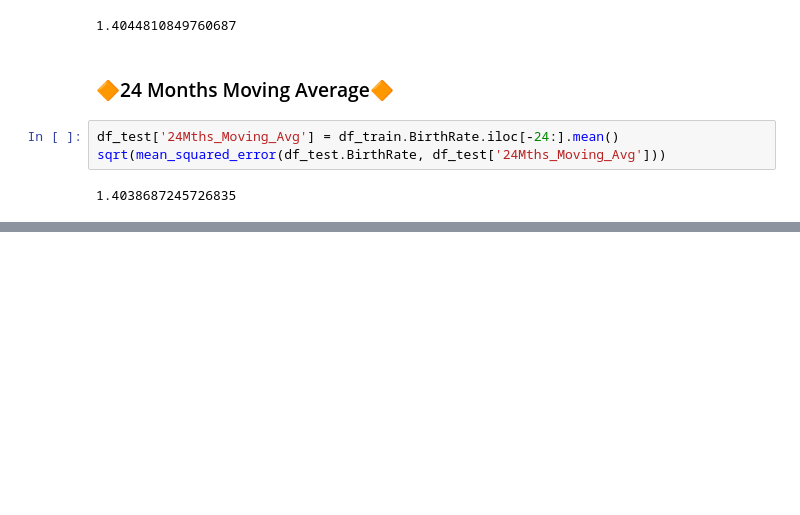
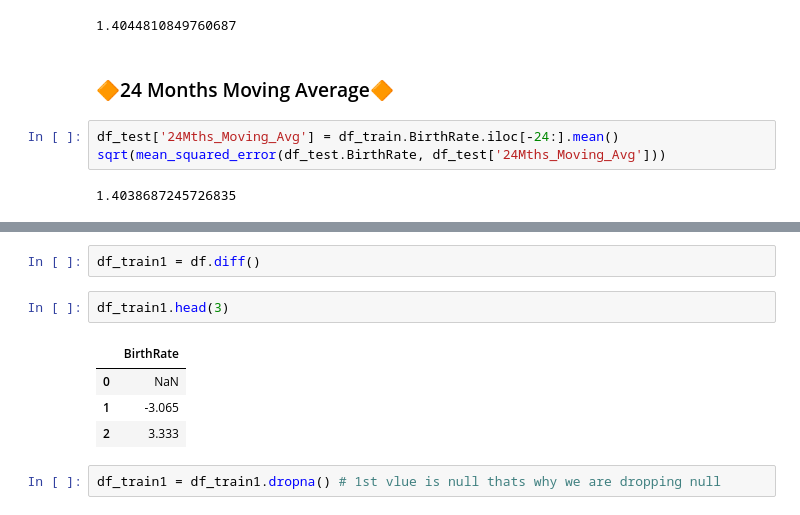
Before and after one commit to devdatta1429/BDA_Assignments, a Jupyter notebook: PML/Day_25_13_06.ipynb, the cells around one changed output, grey strips where cells are left out. Cells and saved outputs as stored; diff of their text form; blank space fills up the shorter version.

```diff
--- a/PML/Day_25_13_06.ipynb
+++ b/PML/Day_25_13_06.ipynb
@@ -538,0 +906,11 @@ sqrt(mean_squared_error(df_test.BirthRate, df_test['24Mths_Moving_Avg']))
+# %%
+df_train1 = df.diff()
+# %%
+df_train1.head(3)
+# %% [output]
+|  | BirthRate |
+| 0 | NaN |
+| 1 | -3.065 |
+| 2 | 3.333 |
+# %%
+df_train1 = df_train1.dropna() # 1st vlue is null thats why we are dropping null
```
Also changed, not shown: parts of 19 cells of this notebook.
